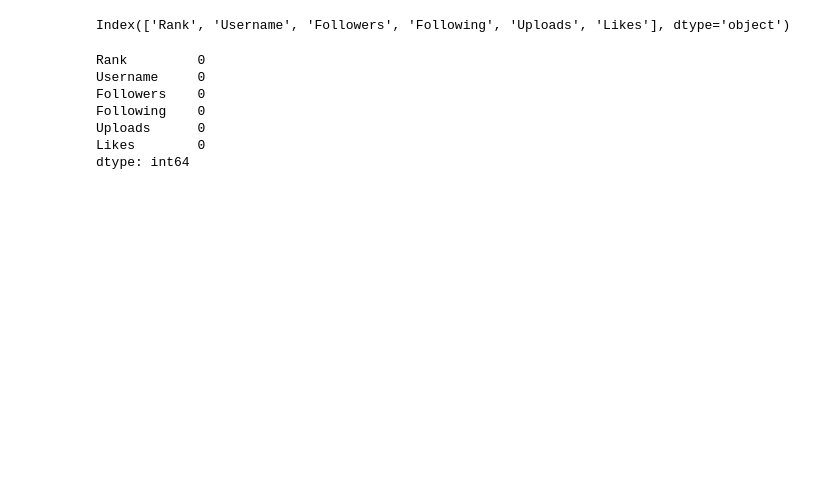
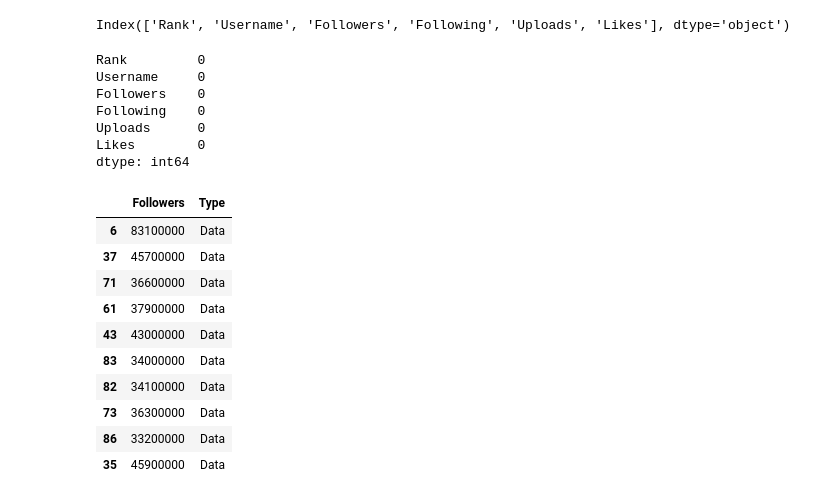
Before and after one commit to lucaspinheiro27/Statistics, a Jupyter notebook: Jupyter_notebooks/tiktok_accounts.ipynb, the cells around one changed output. Drawn from its saved outputs; the diff is of its cells as text; code cells hidden in the pictures; blank space fills up the shorter version.

```diff
--- a/Jupyter_notebooks/tiktok_accounts.ipynb
+++ b/Jupyter_notebooks/tiktok_accounts.ipynb
@@ -90,5 +96,23 @@ Following    0
 Uploads      0
 Likes        0
 dtype: int64
+# %%
+sample_data = pd.DataFrame({
+    'Followers': df['Followers'].sample(10),
+    'Type': 'Data',
+})
+sample_data
+# %% [output]
+|  | Followers | Type |
+| 6 | 83100000 | Data |
+| 37 | 45700000 | Data |
+| 71 | 36600000 | Data |
+| 61 | 37900000 | Data |
+| 43 | 43000000 | Data |
+| 83 | 34000000 | Data |
+| 82 | 34100000 | Data |
+| 73 | 36300000 | Data |
+| 86 | 33200000 | Data |
+| 35 | 45900000 | Data |
 # %%
 sample_mean_05 = pd.DataFrame({
```
Also changed, not shown: parts of 8 cells of this notebook.
